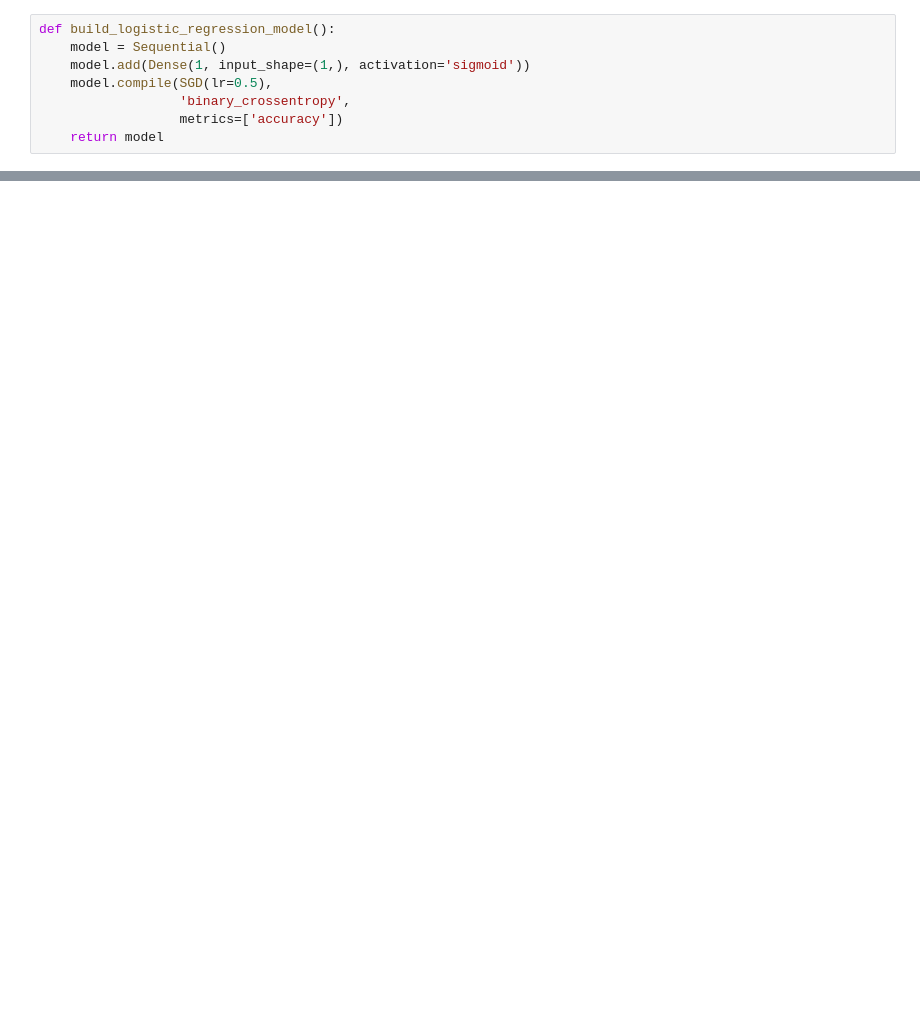
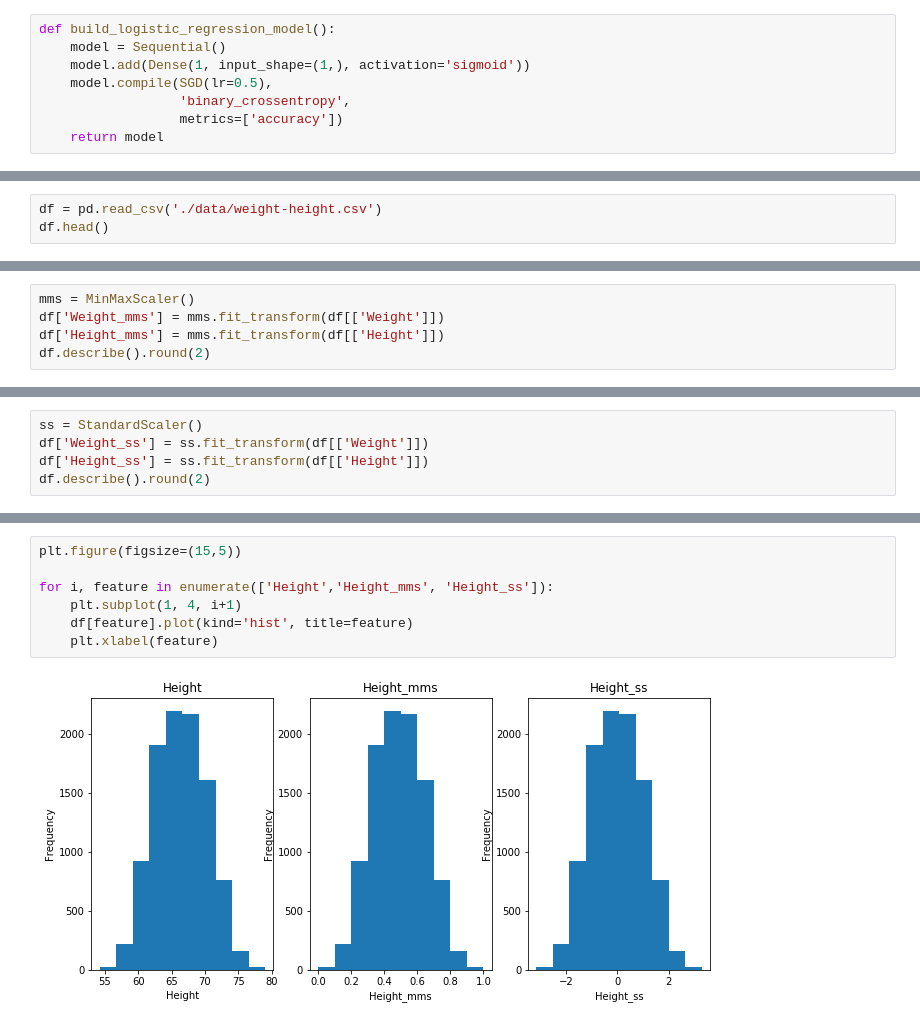
Before and after one commit to johnsonice/tensorflow, a Jupyter notebook: notebooks/keras/Udemy_intro/3_Machine_learning.ipynb, the cells around one changed output, grey strips where cells are left out. Saved outputs shown, nothing was run; the diff lists cells and outputs as text; blank space fills up the shorter version.

```diff
--- a/notebooks/keras/Udemy_intro/3_machine_learning.ipynb
+++ b/notebooks/keras/Udemy_intro/3_Machine_learning.ipynb
@@ -185,0 +241,3 @@ array([0.70588235, 0.87878788, 0.72727273])
+# %%
+df = pd.read_csv('./data/weight-height.csv')
+df.head()
@@ -185,0 +273,5 @@ array([0.70588235, 0.87878788, 0.72727273])
+# %%
+mms = MinMaxScaler()
+df['Weight_mms'] = mms.fit_transform(df[['Weight']])
+df['Height_mms'] = mms.fit_transform(df[['Height']])
+df.describe().round(2)
@@ -185,0 +291,5 @@ array([0.70588235, 0.87878788, 0.72727273])
+# %%
+ss = StandardScaler()
+df['Weight_ss'] = ss.fit_transform(df[['Weight']])
+df['Height_ss'] = ss.fit_transform(df[['Height']])
+df.describe().round(2)
@@ -185,0 +306,9 @@ array([0.70588235, 0.87878788, 0.72727273])
+# %%
+plt.figure(figsize=(15,5))
+
+for i, feature in enumerate(['Height','Height_mms', 'Height_ss']):
+    plt.subplot(1, 4, i+1)
+    df[feature].plot(kind='hist', title=feature)
+    plt.xlabel(feature)
+# %% [output]
+[figure, added]
```
Also changed, not shown: parts of 35 cells of this notebook, 13 other files.
